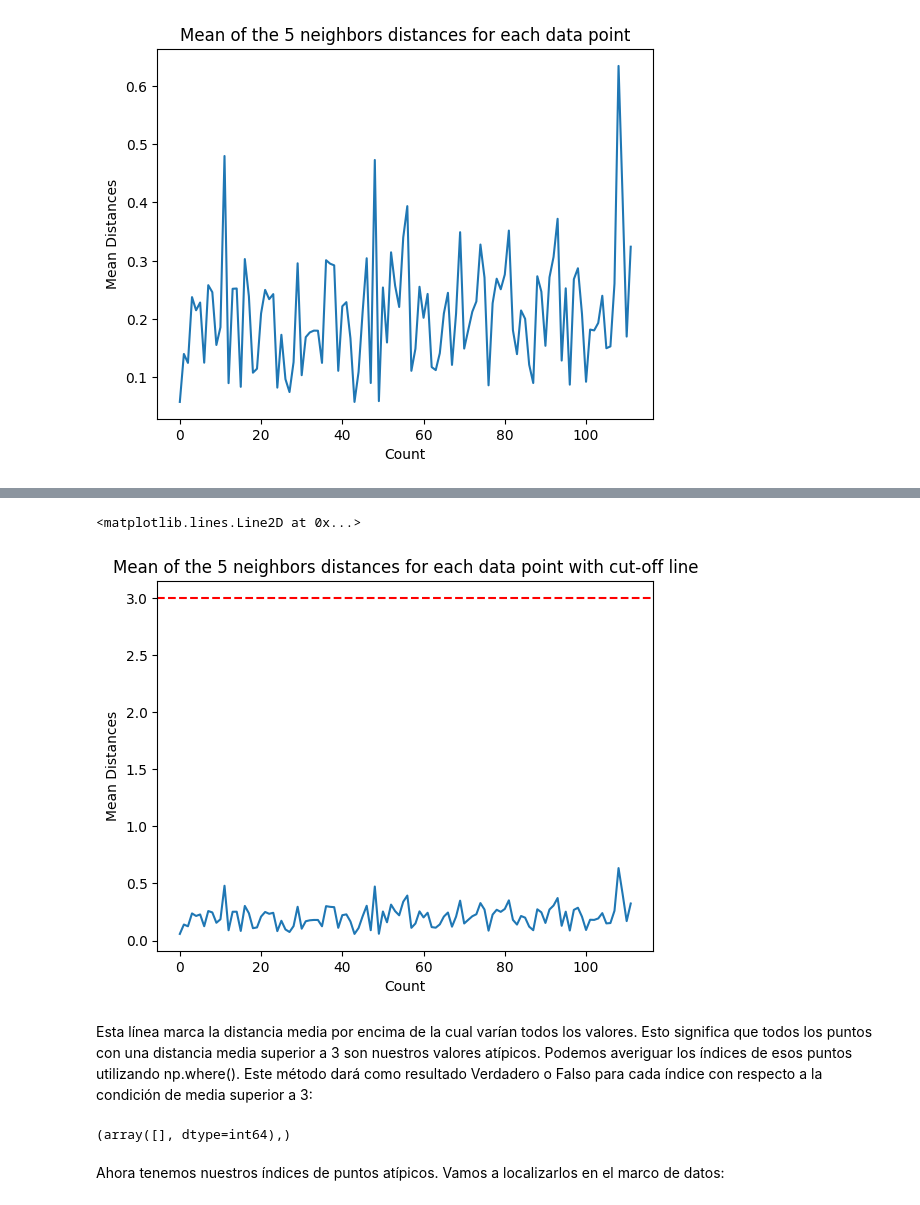
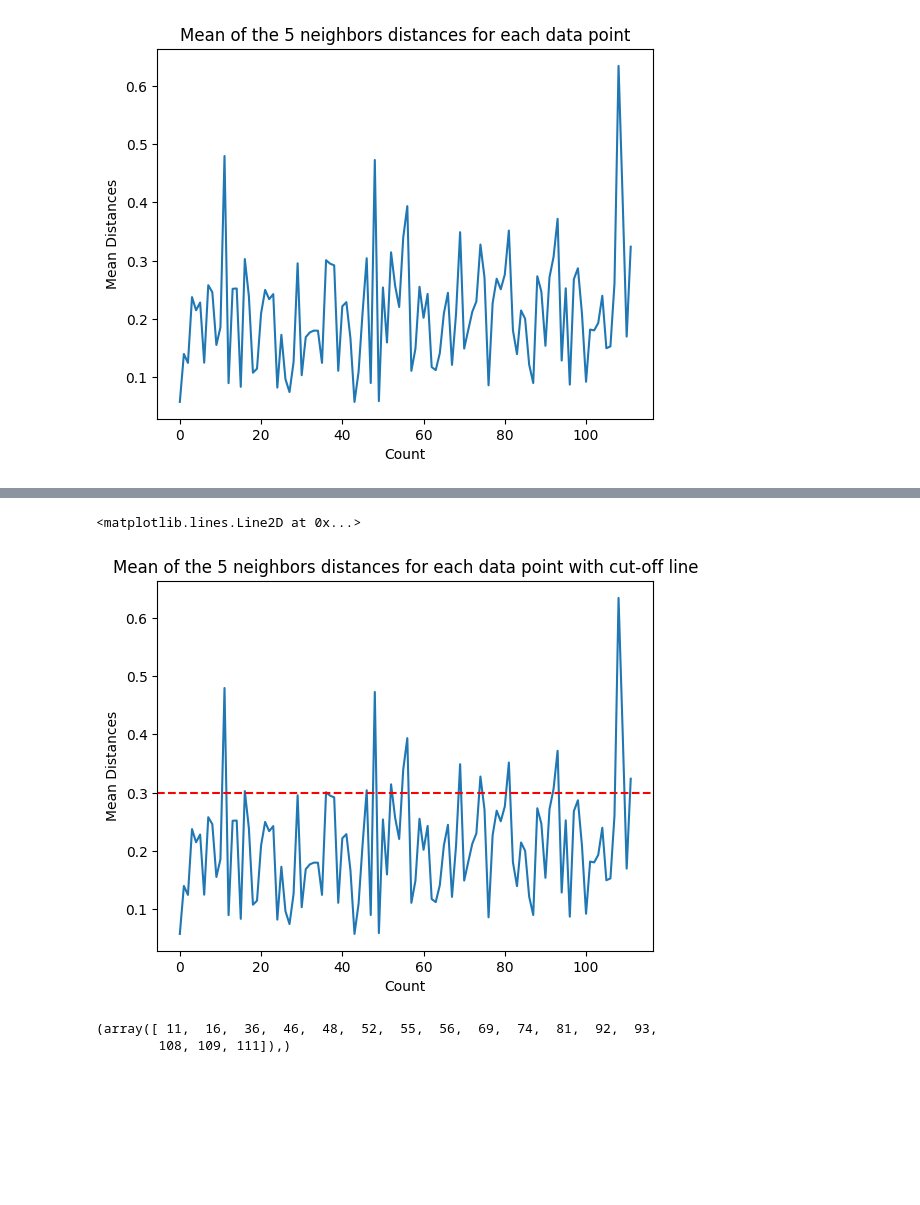
Before and after one commit to td2USA-20232/g1bonoknn, a Jupyter notebook: knn.ipynb, the cells around one changed output, grey strips where cells are left out. Cells and saved outputs as stored; diff of their text form; code cells hidden in the pictures; blank space fills up the shorter version.

```diff
--- a/knn.ipynb
+++ b/knn.ipynb
@@ -351,5 +297,5 @@ A partir de la salida, podemos ver que la puntuación f1 es la más alta cuando
 # %%
-classifier15 = KNeighborsClassifier(n_neighbors=15)
+classifier15 = KNeighborsClassifier(n_neighbors=14)
 classifier15.fit(X_train, y_train)
 y_pred15 = classifier15.predict(X_test)
 print(classification_report(y_test, y_pred15))
@@ -421,25 +351,22 @@ En este caso, es donde la distancia media es 3. Vamos a trazar de nuevo el gráf
 # %%
 dist_means = distances.mean(axis=1)
 plt.plot(dist_means)
 plt.title('Mean of the 5 neighbors distances for each data point with cut-off line')
 plt.xlabel('Count')
 plt.ylabel('Mean Distances')
-plt.axhline(y = 3, color = 'r', linestyle = '--')
+plt.axhline(y = 0.3, color = 'r', linestyle = '--')
 # %% [output]
 <matplotlib.lines.Line2D at 0x...>
-[figure, old version]
+[figure, new version]
-# %% [markdown]
-Esta línea marca la distancia media por encima de la cual varían todos los valores. Esto significa que todos los puntos con una distancia media superior a 3 son nuestros valores atípicos. Podemos averiguar los índices de esos puntos utilizando np.where(). Este método dará como resultado Verdadero o Falso para cada índice con respecto a la condición de media superior a 3:
 # %%
 import numpy as np
 
 # Visually determine cutoff values > 3
-outlier_index = np.where(dist_means > 3)
+outlier_index = np.where(dist_means > 0.3)
 outlier_index
 # %% [output]
-(array([], dtype=int64),)
+(array([ 11,  16,  36,  46,  48,  52,  55,  56,  69,  74,  81,  92,  93,
+        108, 109, 111]),)
-# %% [markdown]
-Ahora tenemos nuestros índices de puntos atípicos. Vamos a localizarlos en el marco de datos:
 # %%
 # Filter outlier values
 outlier_values = iris.iloc[outlier_index]
```
Also changed, not shown: parts of 24 cells of this notebook.
